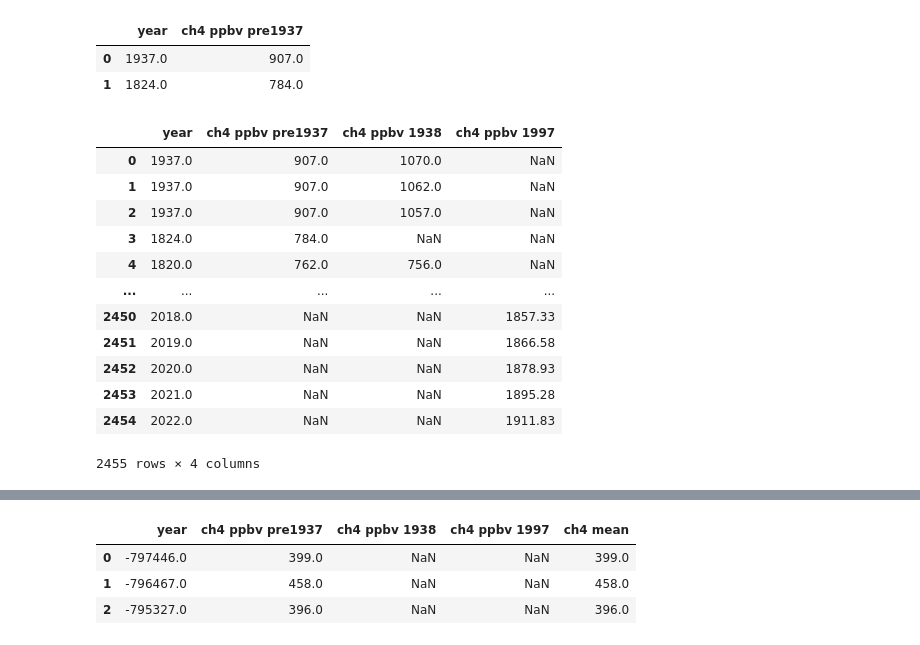
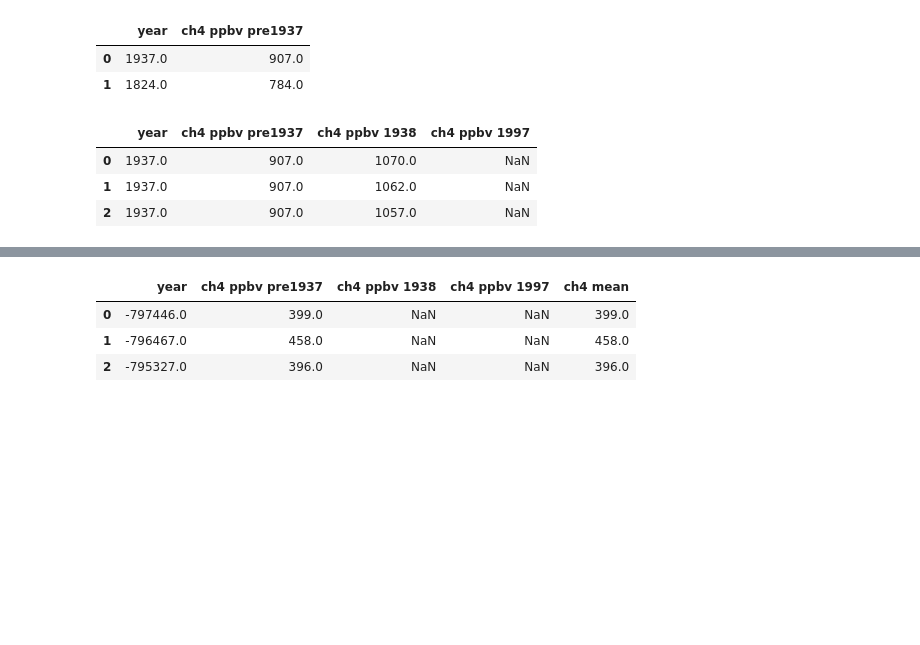
Before and after one commit to nurbujang/2progdaw23, a Jupyter notebook: project2.ipynb, the cells around one changed output, grey strips where cells are left out. Cells and saved outputs as stored; diff of their text form; code cells hidden in the pictures; blank space fills up the shorter version.

```diff
--- a/project2.ipynb
+++ b/project2.ipynb
@@ -893,21 +860,12 @@ df_ch4_all[0].head(2)
 # %%
 df_ch4_all_0_1 = df_ch4_all[0].merge(df_ch4_all[1], left_on='year', right_on='year', how='outer')
 df_ch4_all_0_2 = df_ch4_all_0_1.merge(df_ch4_all[2], left_on='year', right_on='year', how='outer')
-df_ch4_all_0_2
+df_ch4_all_0_2.head(3)
 # %% [output]
 |  | year | ch4 ppbv pre1937 | ch4 ppbv 1938 | ch4 ppbv 1997 |
 | 0 | 1937.0 | 907.0 | 1070.0 | NaN |
 | 1 | 1937.0 | 907.0 | 1062.0 | NaN |
 | 2 | 1937.0 | 907.0 | 1057.0 | NaN |
-| 3 | 1824.0 | 784.0 | NaN | NaN |
-| 4 | 1820.0 | 762.0 | 756.0 | NaN |
-| ... | ... | ... | ... | ... |
-| 2450 | 2018.0 | NaN | NaN | 1857.33 |
-| 2451 | 2019.0 | NaN | NaN | 1866.58 |
-| 2452 | 2020.0 | NaN | NaN | 1878.93 |
-| 2453 | 2021.0 | NaN | NaN | 1895.28 |
-| 2454 | 2022.0 | NaN | NaN | 1911.83 |
-2455 rows × 4 columns
 # %%
 ch4_columns = [c for c in df_ch4_all_0_2.columns if c.startswith('ch4')]
 df_ch4_all_0_2['ch4 mean'] = df_ch4_all_0_2[ch4_columns].mean(axis=1)
```
Also changed, not shown: parts of 27 cells of this notebook, 5 other files.
